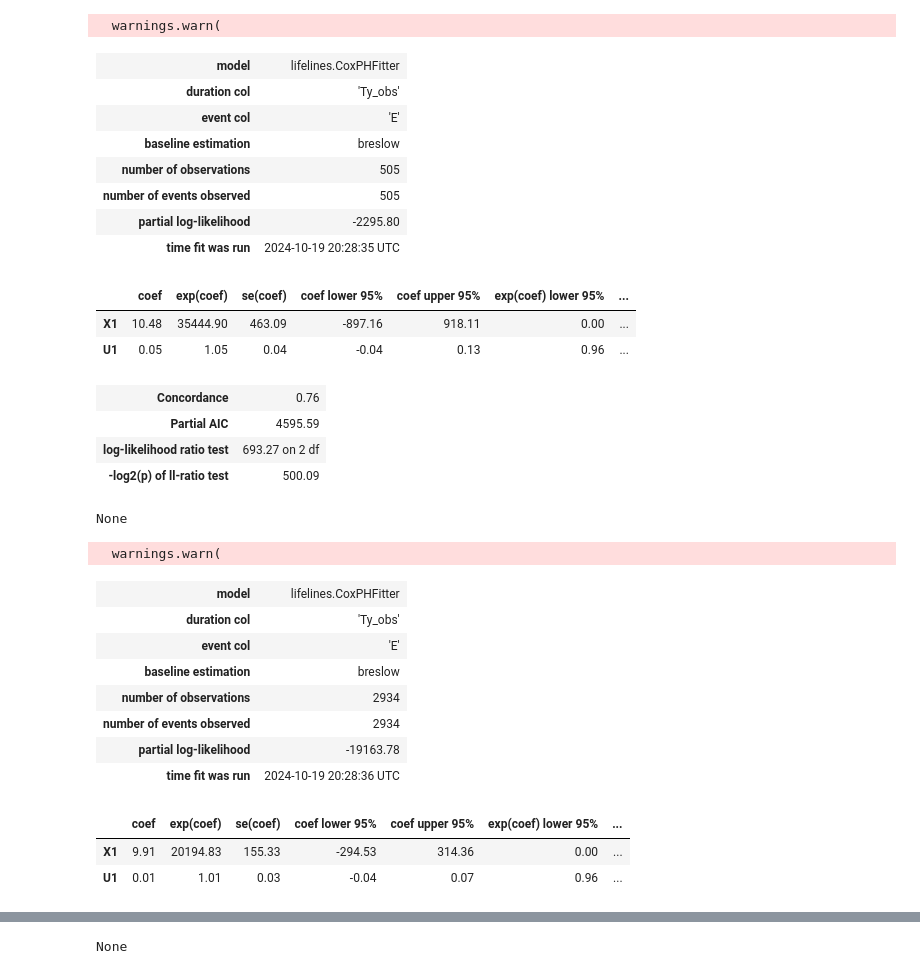
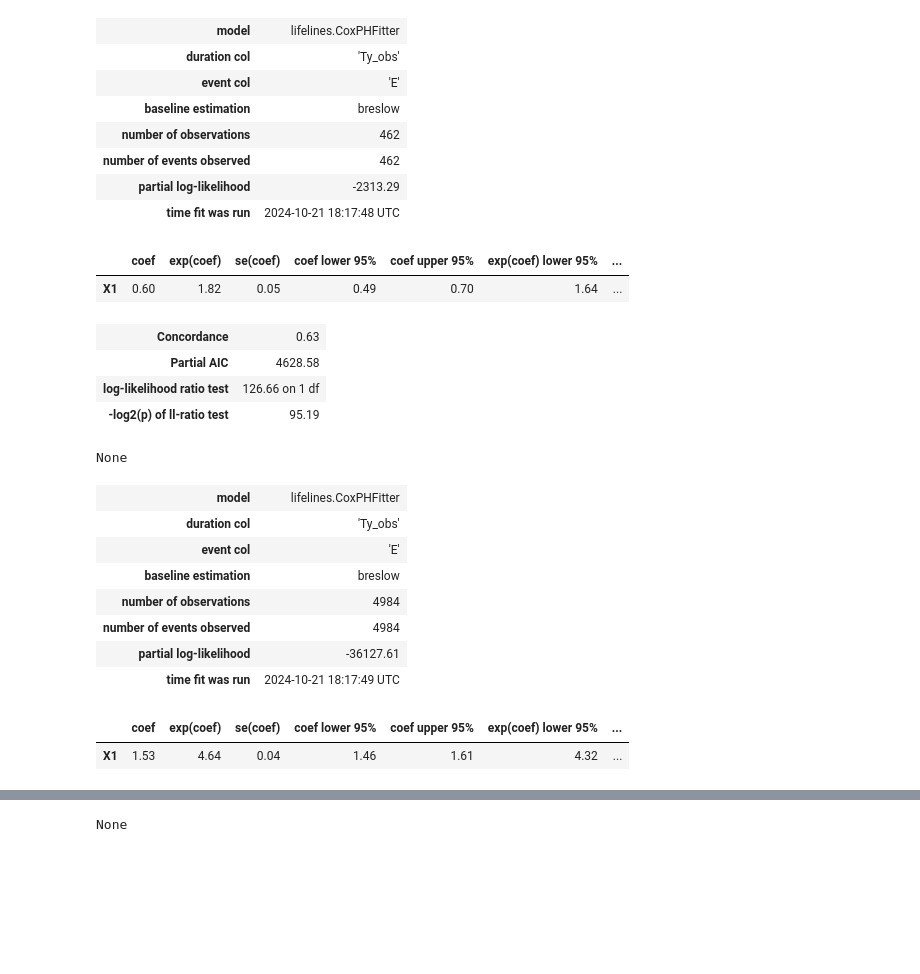
Before and after one commit to zeshanmh/uncovering-biases-os, a Jupyter notebook: synthetic/toy-notebooks/immortal-bias-toy.ipynb, the cells around one changed output, grey strips where cells are left out. Cells and saved outputs as stored; diff of their text form; code cells hidden in the pictures; blank space fills up the shorter version.

```diff
--- a/synthetic/toy-notebooks/immortal-bias-toy.ipynb
+++ b/synthetic/toy-notebooks/immortal-bias-toy.ipynb
@@ -24,10 +24,11 @@ def generate_obs_treatment(row):
     if row["X1"] == -1:
         return np.random.binomial(1, 0.1)
     else:
-        if row["U1"] == -1:
-            return np.random.binomial(1, 0.9)
-        else:
-            return np.random.binomial(1, 0.1)
+        return np.random.binomial(1, 0.9)
+        # if row["U1"] == -1:
+        #     return np.random.binomial(1, 0.9)
+        # else:
+        #     return np.random.binomial(1, 0.1)
 
 
 def generate_time_to_treatment_init_rct(row):
@@ -36,7 +37,7 @@ def generate_time_to_treatment_init_rct(row):
 
 def generate_time_to_treatment_init(row):
     # params
-    lambda_X1_neg1 = 0.1
+    lambda_X1_neg1 = 0.05
     # lambda_X1_1_U1_neg1 = 0.2
     # lambda_X1_1_U1_pos1 = 0.05
     lambda_X1_1_U1_neg1 = 0.95
@@ -46,22 +47,23 @@ def generate_time_to_treatment_init(row):
         return 0
     else:
         if row["X1"] == -1:
-            return np.random.normal(1 / lambda_X1_neg1)
+            return np.random.normal(1 / lambda_X1_neg1, 0.1)
             # return np.random.exponential(1 / lambda_X1_neg1)
         else:
-            if row["U1"] < 0:
-                return np.random.normal(1 / lambda_X1_1_U1_neg1)
-                # return np.random.exponential(1 / lambda_X1_1_U1_neg1)
-            elif row["U1"] >= 0:
-                return np.random.normal(1 / lambda_X1_1_U1_pos1)
-                # return np.random.exponential(1 / lambda_X1_1_U1_pos1)
+            return np.random.normal(1 / lambda_X1_1_U1_neg1, 0.1)
+            # if row["U1"] < 0:
+            #     return np.random.normal(1 / lambda_X1_1_U1_neg1, 0.1)
+            #     # return np.random.exponential(1 / lambda_X1_1_U1_neg1)
+            # elif row["U1"] >= 0:
+            #     return np.random.normal(1 / lambda_X1_1_U1_pos1, 0.1)
+            #     # return np.random.exponential(1 / lambda_X1_1_U1_pos1)
 
 
 def generate_time_to_event(row):
     lambda_baseline = 0.5
     beta_X1 = 0.5 # effect of X_1 on HR
     beta_A  = -1  # effect of A on HR (reduces hazard)
-    delta = 1.5 # shift in the distribution of time to event
+    delta = 5. # shift in the distribution of time to event
 
     # compute before hazard (for non-treatment) and after hazard (for treatment)
     lambda_before = lambda_baseline * np.exp(beta_X1 * row["X1"])
@@ -69,12 +71,12 @@ def generate_time_to_event(row):
 
     # generate time to events
     if row["A"] == 0:
-        return np.random.normal(1 / lambda_before) + delta
-        # return np.random.exponential(1 / lambda_before)
+        # return np.random.normal(1 / lambda_before) + delta
+        return np.random.exponential(1 / lambda_before)
         # => note that time to events under exponential distribution are super finicky
     else:
-        return row["Ta"] + np.random.normal(1 / lambda_after) + delta
-        # return row["Ta"] + np.random.exponential(1 / lambda_after)
+        # return row["Ta"] + np.random.normal(1 / lambda_after) + delta
+        return row["Ta"] + np.random.exponential(1 / lambda_after)
 
 
 def generate_event_indicator(row):
@@ -273,51 +275,46 @@ df_obs = pd.DataFrame({**{cov: X_obs[:,i] for i, cov in enumerate(covs)},
                         **{u_cov: U_obs[:,i] for i, u_cov in enumerate(unmeasured_covs)},
                         **{'S': 0}})
 # %%
-obs_covs = covs + unmeasured_covs
-
+# obs_covs = covs + unmeasured_covs
+obs_covs = covs
 generate_treatment_and_outcome(df_rct, generate_rct_treatment, generate_time_to_treatment_init_rct,
                                generate_time_to_event, generate_event_indicator, generate_observed_time_to_event)
 log_om_res(df_rct, obs_covs, "Cox")
 log_ps_res(df_rct, obs_covs, "DTC")
 
 generate_treatment_and_outcome(df_obs, generate_obs_treatment, generate_time_to_treatment_init,
                                generate_time_to_event, generate_event_indicator, generate_observed_time_to_event)
 # df_obs["Is_elim"] = df_obs.apply(lambda r: 1 / (1 + np.exp(-r["Y"])) > np.random.uniform(), axis=1).astype(int)
 # df_obs = df_obs[df_obs["Is_elim"] == 0].reset_index(drop=True).drop(columns={"Is_elim"})
-
 log_om_res(df_obs, obs_covs, "Cox")
 log_ps_res(df_obs, obs_covs, "DTC")
 df_merged = pd.concat((df_rct, df_obs))
 log_sm_res(df_merged, covs, "DTC")
 
 calc_contrasts(df_merged)
 # %% [output]
-  warnings.warn(
 | model | lifelines.CoxPHFitter |
 | duration col | 'Ty_obs' |
 | event col | 'E' |
 | baseline estimation | breslow |
-| number of observations | 505 |
-| number of events observed | 505 |
-| partial log-likelihood | -2295.80 |
-| time fit was run | 2024-10-19 20:28:35 UTC |
+| number of observations | 462 |
+| number of events observed | 462 |
+| partial log-likelihood | -2313.29 |
+| time fit was run | 2024-10-21 18:17:48 UTC |
 |  | coef | exp(coef) | se(coef) | coef lower 95% | coef upper 95% | exp(coef) lower 95% | ... |
-| X1 | 10.48 | 35444.90 | 463.09 | -897.16 | 918.11 | 0.00 | ... |
-| U1 | 0.05 | 1.05 | 0.04 | -0.04 | 0.13 | 0.96 | ... |
+| X1 | 0.60 | 1.82 | 0.05 | 0.49 | 0.70 | 1.64 | ... |
-| Concordance | 0.76 |
-| Partial AIC | 4595.59 |
-| log-likelihood ratio test | 693.27 on 2 df |
-| -log2(p) of ll-ratio test | 500.09 |
+| Concordance | 0.63 |
+| Partial AIC | 4628.58 |
+| log-likelihood ratio test | 126.66 on 1 df |
+| -log2(p) of ll-ratio test | 95.19 |
-None
-  warnings.warn(
+None
 | model | lifelines.CoxPHFitter |
 | duration col | 'Ty_obs' |
 | event col | 'E' |
 | baseline estimation | breslow |
-| number of observations | 2934 |
-| number of events observed | 2934 |
-| partial log-likelihood | -19163.78 |
-| time fit was run | 2024-10-19 20:28:36 UTC |
+| number of observations | 4984 |
+| number of events observed | 4984 |
+| partial log-likelihood | -36127.61 |
+| time fit was run | 2024-10-21 18:17:49 UTC |
 |  | coef | exp(coef) | se(coef) | coef lower 95% | coef upper 95% | exp(coef) lower 95% | ... |
-| X1 | 9.91 | 20194.83 | 155.33 | -294.53 | 314.36 | 0.00 | ... |
-| U1 | 0.01 | 1.01 | 0.03 | -0.04 | 0.07 | 0.96 | ... |
+| X1 | 1.53 | 4.64 | 0.04 | 1.46 | 1.61 | 4.32 | ... |
@@ -327,5 +324,5 @@ None
 | -log2(p) of ll-ratio test | inf |
-None
+None
 # %%
 # Plot distribution of Ty_obs from df_obs and df_rct stratified by A using subplots
 import matplotlib.pyplot as plt
```
Also changed, not shown: parts of 3 cells of this notebook.
